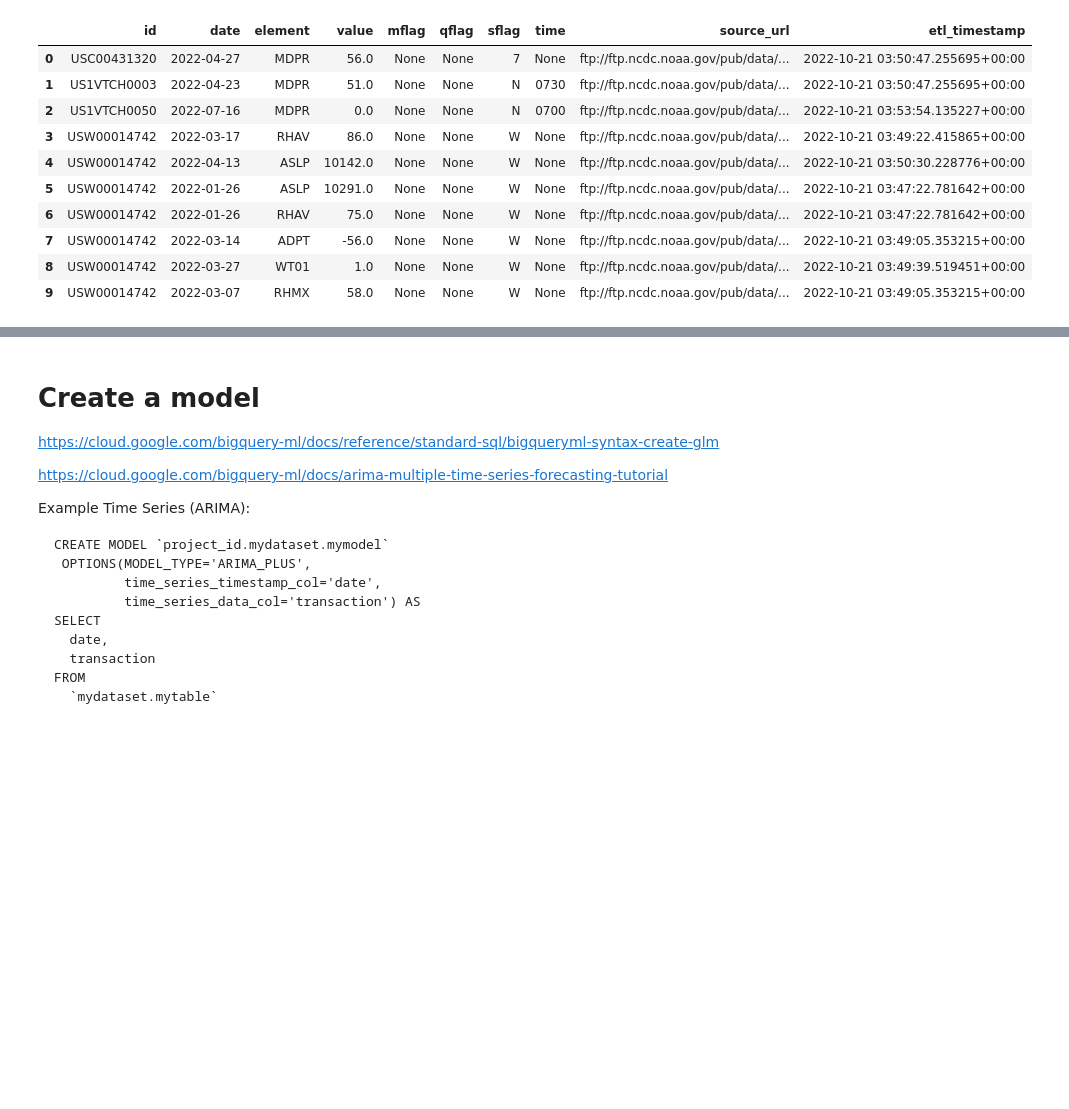
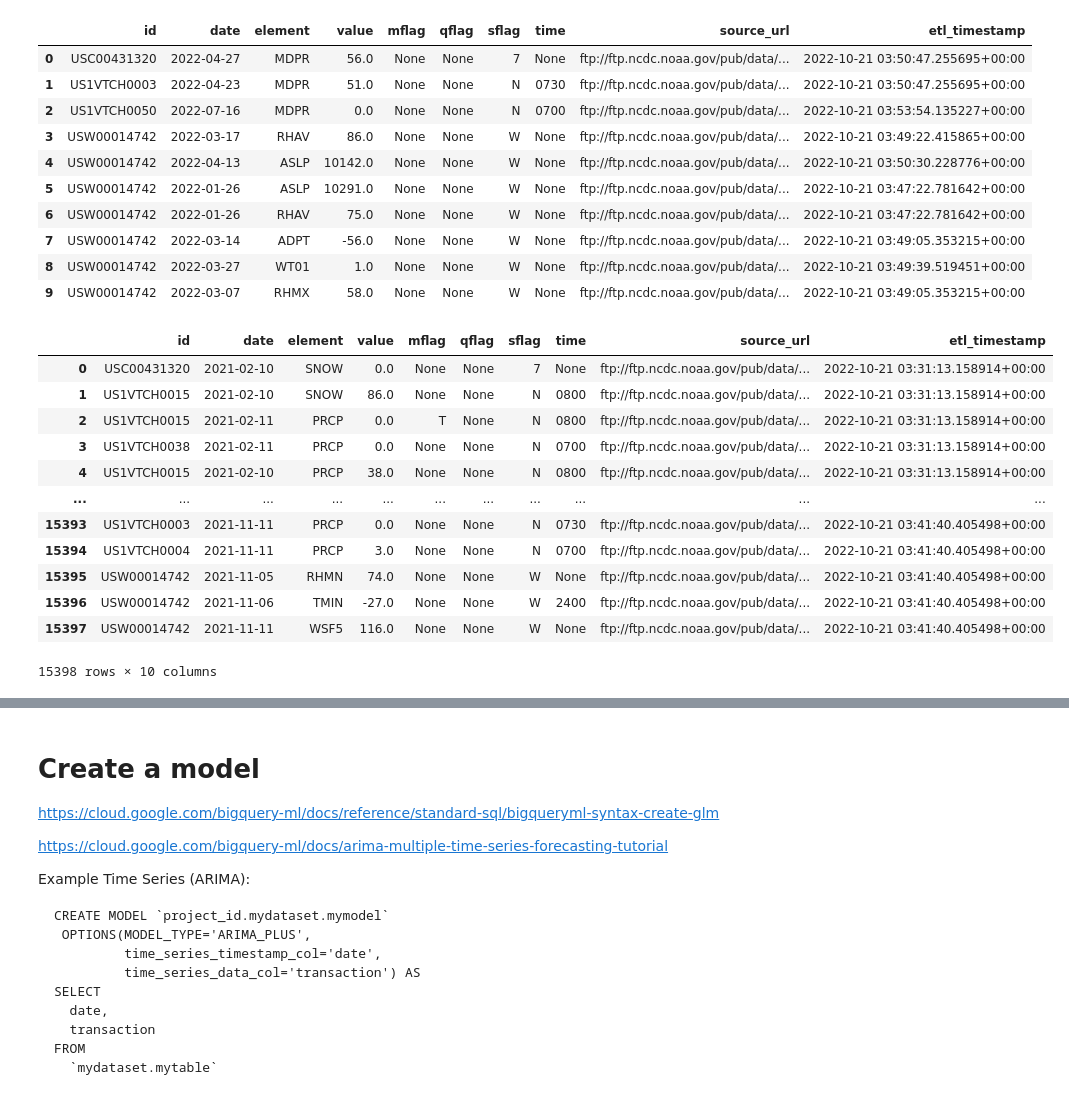
Before and after one commit to robords/msds_434_big_query_ml, a Jupyter notebook: noaa_big_query_predictions.ipynb, the cells around one changed output, grey strips where cells are left out. Cells and saved outputs as stored; diff of their text form; code cells hidden in the pictures; blank space fills up the shorter version.

```diff
--- a/noaa_big_query_predictions.ipynb
+++ b/noaa_big_query_predictions.ipynb
@@ -198,6 +199,22 @@ AND id IN ('{}')
 burlington_2021_data = client.query(burlington_2021_time_series)
 
 burlington_2021_data_time_series = burlington_2021_data.to_dataframe()
+# %%
+burlington_2021_data_time_series['element'] == 'SNOW'
+# %% [output]
+|  | id | date | element | value | mflag | qflag | sflag | time | source_url | etl_timestamp |
+| 0 | USC00431320 | 2021-02-10 | SNOW | 0.0 | None | None | 7 | None | ftp://ftp.ncdc.noaa.gov/pub/data/... | 2022-10-21 03:31:13.158914+00:00 |
+| 1 | US1VTCH0015 | 2021-02-10 | SNOW | 86.0 | None | None | N | 0800 | ftp://ftp.ncdc.noaa.gov/pub/data/... | 2022-10-21 03:31:13.158914+00:00 |
+| 2 | US1VTCH0015 | 2021-02-11 | PRCP | 0.0 | T | None | N | 0800 | ftp://ftp.ncdc.noaa.gov/pub/data/... | 2022-10-21 03:31:13.158914+00:00 |
+| 3 | US1VTCH0038 | 2021-02-11 | PRCP | 0.0 | None | None | N | 0700 | ftp://ftp.ncdc.noaa.gov/pub/data/... | 2022-10-21 03:31:13.158914+00:00 |
+| 4 | US1VTCH0015 | 2021-02-10 | PRCP | 38.0 | None | None | N | 0800 | ftp://ftp.ncdc.noaa.gov/pub/data/... | 2022-10-21 03:31:13.158914+00:00 |
+| ... | ... | ... | ... | ... | ... | ... | ... | ... | ... | ... |
+| 15393 | US1VTCH0003 | 2021-11-11 | PRCP | 0.0 | None | None | N | 0730 | ftp://ftp.ncdc.noaa.gov/pub/data/... | 2022-10-21 03:41:40.405498+00:00 |
+| 15394 | US1VTCH0004 | 2021-11-11 | PRCP | 3.0 | None | None | N | 0700 | ftp://ftp.ncdc.noaa.gov/pub/data/... | 2022-10-21 03:41:40.405498+00:00 |
+| 15395 | USW00014742 | 2021-11-05 | RHMN | 74.0 | None | None | W | None | ftp://ftp.ncdc.noaa.gov/pub/data/... | 2022-10-21 03:41:40.405498+00:00 |
+| 15396 | USW00014742 | 2021-11-06 | TMIN | -27.0 | None | None | W | 2400 | ftp://ftp.ncdc.noaa.gov/pub/data/... | 2022-10-21 03:41:40.405498+00:00 |
+| 15397 | USW00014742 | 2021-11-11 | WSF5 | 116.0 | None | None | W | None | ftp://ftp.ncdc.noaa.gov/pub/data/... | 2022-10-21 03:41:40.405498+00:00 |
+15398 rows × 10 columns
 # %%
 ## Visualize
 burlington_2021_data_time_series['date'] = pd.to_datetime(burlington_2021_data_time_series['date'])
```
Also changed, not shown: parts of 17 cells of this notebook, 4 other files.
